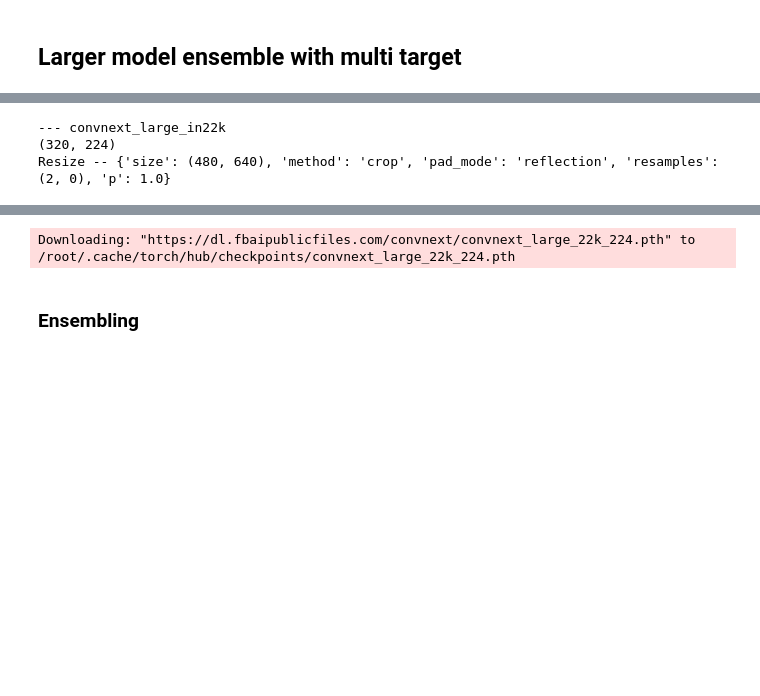
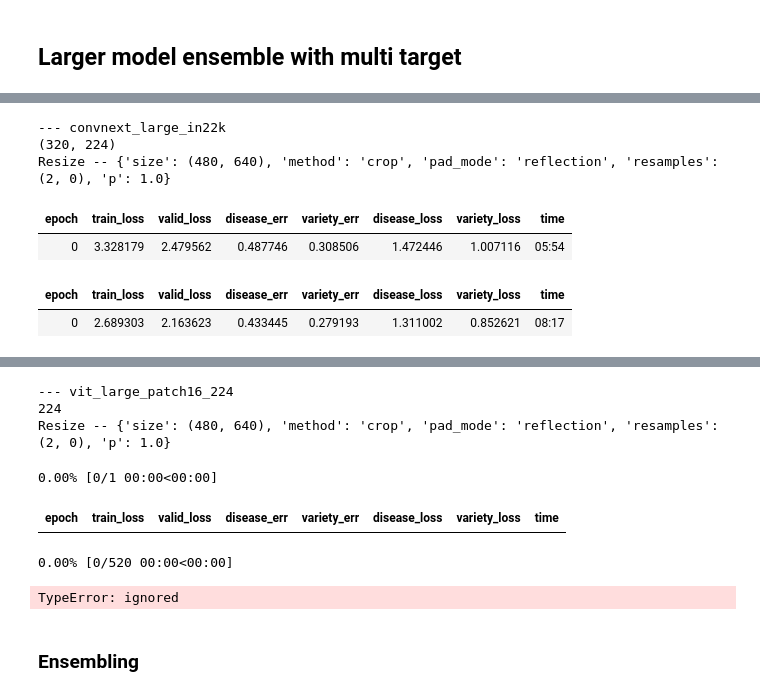
Before and after one commit to sayanbanerjee32/paddy_comp_with_jhoward, a Jupyter notebook: multi_target.ipynb, the cells around one changed output, grey strips where cells are left out. Drawn from its saved outputs; the diff is of its cells as text; code cells hidden in the pictures; blank space fills up the shorter version.

```diff
--- a/multi_target.ipynb
+++ b/multi_target.ipynb
@@ -180,16 +215,21 @@ models = {
 }
 # %%
 tta_res = []
-
+gc.collect()
+torch.cuda.empty_cache()
 for arch,details in models.items():
     for item,size in details:
         print('---',arch)
         print(size)
         print(item.name)
-        tta_res.append(train(arch, size, item=item, accum=2), epochs=1)
+        tta_res.append(train(arch, size, item=item, accum=4, epochs=1))
         gc.collect()
         torch.cuda.empty_cache()
 # %% [output]
 --- convnext_large_in22k
 (320, 224)
 Resize -- {'size': (480, 640), 'method': 'crop', 'pad_mode': 'reflection', 'resamples': (2, 0), 'p': 1.0}
+| epoch | train_loss | valid_loss | disease_err | variety_err | disease_loss | variety_loss | time |
+| 0 | 3.328179 | 2.479562 | 0.487746 | 0.308506 | 1.472446 | 1.007116 | 05:54 |
+| epoch | train_loss | valid_loss | disease_err | variety_err | disease_loss | variety_loss | time |
+| 0 | 2.689303 | 2.163623 | 0.433445 | 0.279193 | 1.311002 | 0.852621 | 08:17 |
@@ -196,4 +238,10 @@ Resize -- {'size': (480, 640), 'method': 'crop', 'pad_mode': 'reflection', 'resa
-Downloading: "https://dl.fbaipublicfiles.com/convnext/convnext_large_22k_224.pth" to /root/.cache/torch/hub/checkpoints/convnext_large_22k_224.pth
+--- vit_large_patch16_224
+224
+Resize -- {'size': (480, 640), 'method': 'crop', 'pad_mode': 'reflection', 'resamples': (2, 0), 'p': 1.0}
+0.00% [0/1 00:00<00:00]
+| epoch | train_loss | valid_loss | disease_err | variety_err | disease_loss | variety_loss | time |
+0.00% [0/520 00:00<00:00]
+TypeError: ignored
 # %% [markdown]
 ### Ensembling
 # %%
```
Also changed, not shown: parts of 8 cells of this notebook.
